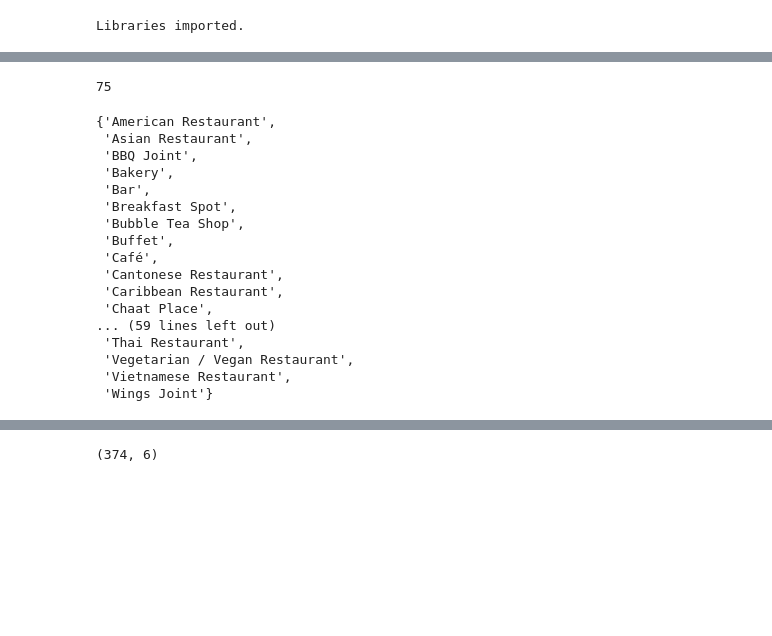
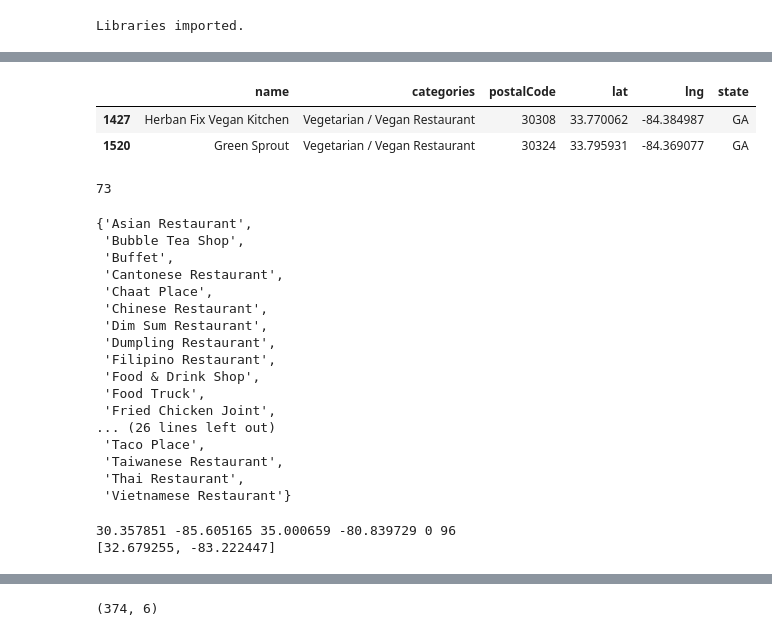
Before and after one commit to JamesDCage/Final-Week-0, a Jupyter notebook: Extracting_Data_from_Foursquare.ipynb, the cells around one changed output, grey strips where cells are left out. Cells and saved outputs as stored; diff of their text form; code cells hidden in the pictures; blank space fills up the shorter version.

```diff
--- a/Extracting_Data_from_Foursquare.ipynb
+++ b/Extracting_Data_from_Foursquare.ipynb
@@ -171,8 +170,11 @@ def GetVenuesByBox(start_box,  # a tuple containing sw & ne corners of box
                                                   'lat', 'lng', 'state'])
     return venues, query_list
 # %%
-fsw = (30.356590, -85.468937)  # All Georgia
-fne = (34.987081, -80.687209)
+fsw = (30.357851, -85.605165)  # All Georgia
+fne = (35.000659, -80.839729)
+
+# fsw = (30.223334, -88.473227)  # Alabama
+# fne = (35.008028, -84.88908)
 
 two_codes =  ['4bf58dd8d48988d142941735', '4bf58dd8d48988d10f941735']
 
@@ -196,22 +295,11 @@ df_georgia[df_georgia['categories'].isin(bad_list)].shape
+# %%
+df_georgia[df_georgia['categories'].isin(['Vegetarian / Vegan Restaurant'])]
+# %% [output]
+|  | name | categories | postalCode | lat | lng | state |
+| 1427 | Herban Fix Vegan Kitchen | Vegetarian / Vegan Restaurant | 30308 | 33.770062 | -84.384987 | GA |
+| 1520 | Green Sprout | Vegetarian / Vegan Restaurant | 30324 | 33.795931 | -84.369077 | GA |
 # %%
 print(len(set(df_georgia['categories'])))
-set(df_georgia['categories'])
+good_list = set(df_georgia['categories']) - set(bad_list)
 # %% [output]
-75
+73
-{'American Restaurant',
- 'Asian Restaurant',
- 'BBQ Joint',
- 'Bakery',
- 'Bar',
- 'Breakfast Spot',
- 'Bubble Tea Shop',
- 'Buffet',
- 'Café',
- 'Cantonese Restaurant',
- 'Caribbean Restaurant',
- 'Chaat Place',
-... (59 lines left out)
- 'Thai Restaurant',
- 'Vegetarian / Vegan Restaurant',
- 'Vietnamese Restaurant',
- 'Wings Joint'}
@@ -293,0 +306,40 @@ bad_list = [ 'American Restaurant',
+# %%
+good_list
+# %% [output]
+{'Asian Restaurant',
+ 'Bubble Tea Shop',
+ 'Buffet',
+ 'Cantonese Restaurant',
+ 'Chaat Place',
+ 'Chinese Restaurant',
+ 'Dim Sum Restaurant',
+ 'Dumpling Restaurant',
+ 'Filipino Restaurant',
+ 'Food & Drink Shop',
+ 'Food Truck',
+ 'Fried Chicken Joint',
+... (26 lines left out)
+ 'Taco Place',
+ 'Taiwanese Restaurant',
+ 'Thai Restaurant',
+ 'Vietnamese Restaurant'}
+# %%
+sw_min_lat, sw_min_lng = query_list[0][0][0]
+ne_max_lat, ne_max_lng = query_list[0][0][1]
+min_clients = max_clients = query_list[0][1]
+
+for query in query_list:
+    sw_min_lat = min(sw_min_lat, query[0][0][0])
+    sw_min_lng = min(sw_min_lng, query[0][0][1])
+    ne_max_lat = max(ne_max_lat, query[0][1][0])
+    ne_max_lng = max(ne_max_lng, query[0][1][1])
+    min_clients = min(min_clients, query[1])
+    max_clients = max(max_clients, query[1])
+
+center = [(sw_min_lat + ne_max_lat)/2, (sw_min_lng + ne_max_lng)/2]
+
+print(sw_min_lat, sw_min_lng, ne_max_lat, ne_max_lng, min_clients, max_clients)
+print(center)
+# %% [output]
+30.357851 -85.605165 35.000659 -80.839729 0 96
+[32.679255, -83.222447]
```
Also changed, not shown: parts of 14 cells of this notebook.
